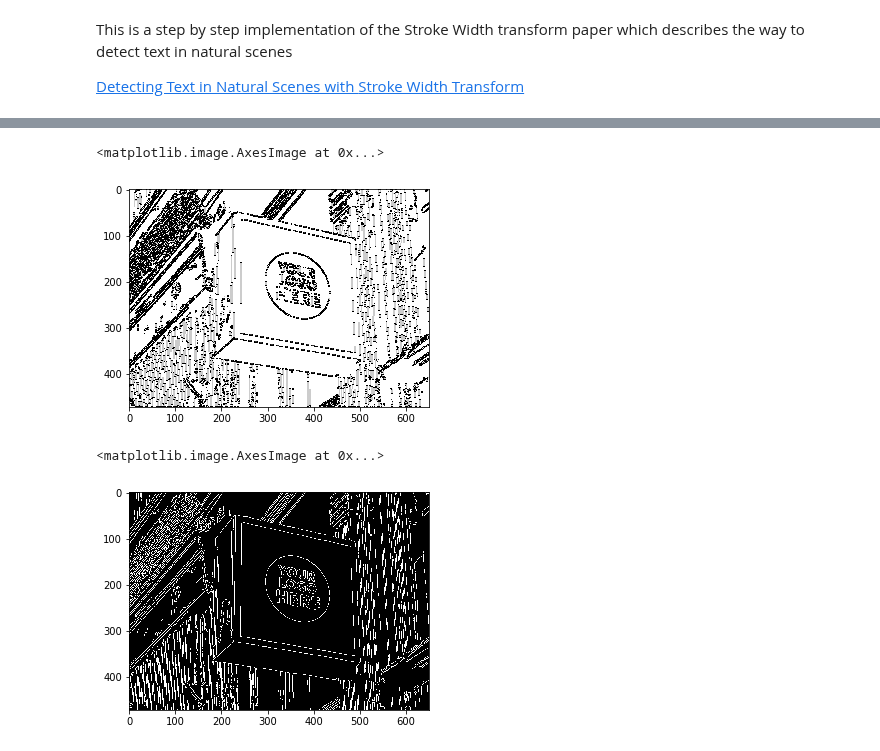
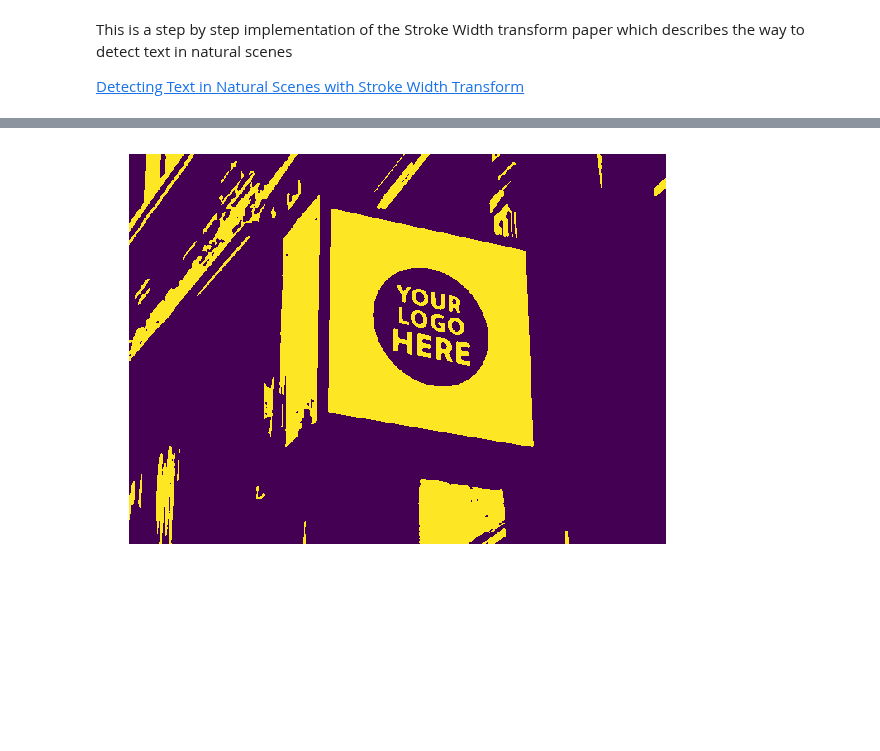
Before and after one commit to muthuspark/ml_research, a Jupyter notebook: Text detection with Stroke Width Transform.ipynb, the cells around one changed output, grey strips where cells are left out. Drawn from its saved outputs; the diff is of its cells as text; code cells hidden in the pictures; blank space fills up the shorter version.

```diff
--- a/Text detection with Stroke Width Transform.ipynb
+++ b/Text detection with Stroke Width Transform.ipynb
@@ -66,27 +26,47 @@ ax[2].imshow(magnitude, cmap="gray")
-# %%
-from skimage import img_as_ubyte
-r,c = direction.shape
-img_copy = np.zeros(image.shape)
-zero_directions = []
-ninety_directions = []
-for ri in range(r):
-    for ci in range(c):
-        if np.isnan(direction[ri][ci]):
-            img_copy[ri][ci] = 1
-        elif int(direction[ri][ci]) == 90:
-            img_copy[ri][ci] = 0.2
-            ninety_directions.append([ri,ci])
-        elif int(direction[ri][ci]) == 0:
-            img_copy[ri][ci] = 0.8
-            zero_directions.append([ri,ci])
-        else:
-            img_copy[ri][ci] = 0.0
-plt.imshow(img_copy, cmap="gray")
-# %% [output]
-<matplotlib.image.AxesImage at 0x...>
-[figure, removed]
-# %%
-plt.imshow(edges, cmap="gray")
-# %% [output]
-<matplotlib.image.AxesImage at 0x...>
-[figure, removed]
+# %%
+#step 2: binarize and remove regions which most probably not have text
+from skimage.filters import threshold_otsu
+from skimage.segmentation import clear_border
+from skimage.measure import label, regionprops
+import matplotlib.patches as mpatches
+from skimage.morphology import convex_hull_image
+
+thresh = threshold_otsu(image)
+binary = image > thresh
+
+
+REGION_AREA_THRESHOLD = 0.75
+
+def is_the_region_too_big(region_area, image_area):
+    return region_area > image_area * REGION_AREA_THRESHOLD
+
+def remove_non_digit_noise(binary_image):
+    label_image = label(binary_image, connectivity=2)
+    height, width = binary_image.shape
+    img_area = width * height
+    roi_column = [int(width * 0.2), int(width * 0.8)]
+    roi_row = [int(height * 0.2), int(height * 0.8)]
+
+    for region in regionprops(label_image):
+        minr, minc, maxr, maxc = region.bbox
+        w = maxc - minc
+        h = maxr - minr
+        region_area = w * h
+
+        asr = w / h
+        # The size of the region should be greater than 2% of the image
+        if asr < 0.1 or len(region.coords) < 50 or \
+                is_the_region_too_big(region.area, img_area):
+            for region_coord in region.coords:
+                binary_image[region_coord[0]][region_coord[1]] = False
+
+    return binary_image
+
+regions_with_text = remove_non_digit_noise(binary)
+fig, ax = plt.subplots(figsize=(10, 6))
+ax.imshow(regions_with_text)
+ax.set_axis_off()
+plt.tight_layout()
+plt.show()
+# %% [output]
+[figure, added]
```
Also changed, not shown: parts of 11 cells of this notebook, 8 other files.
